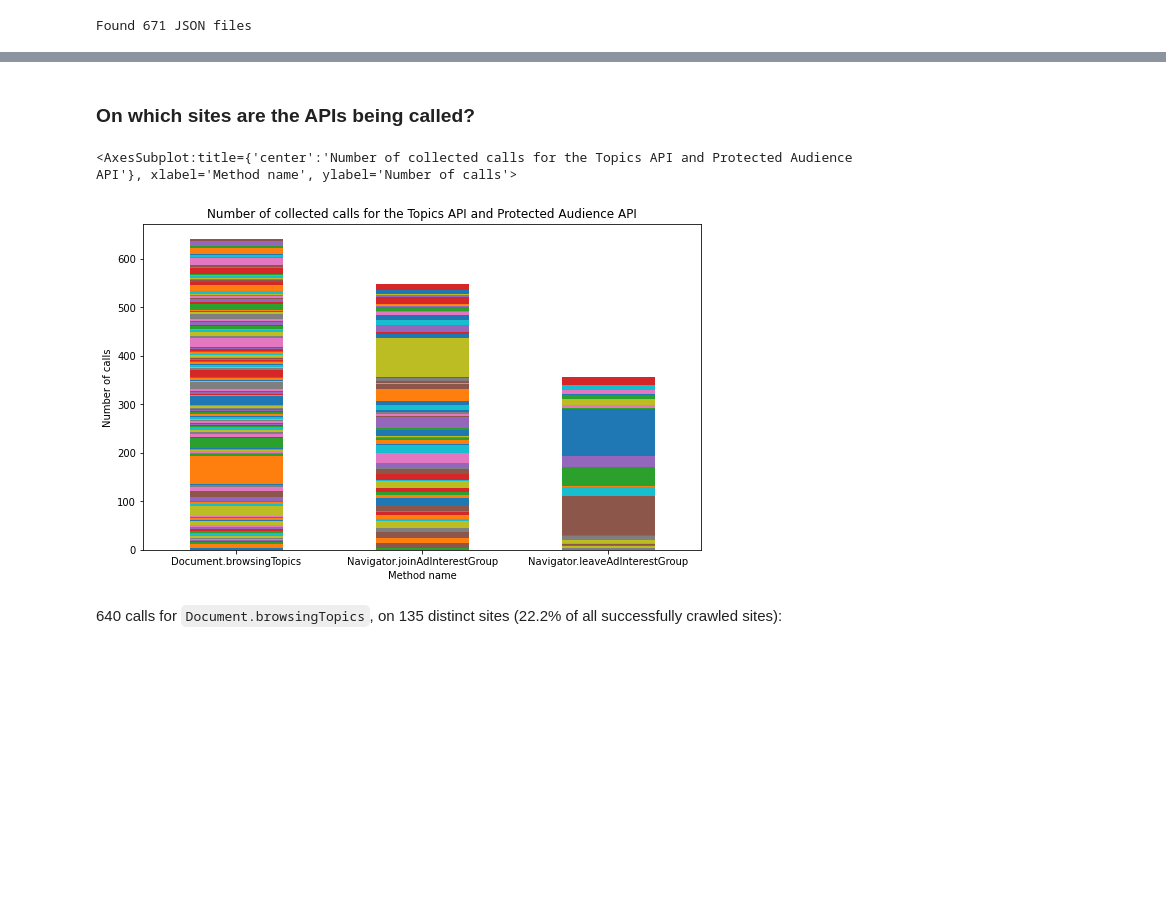
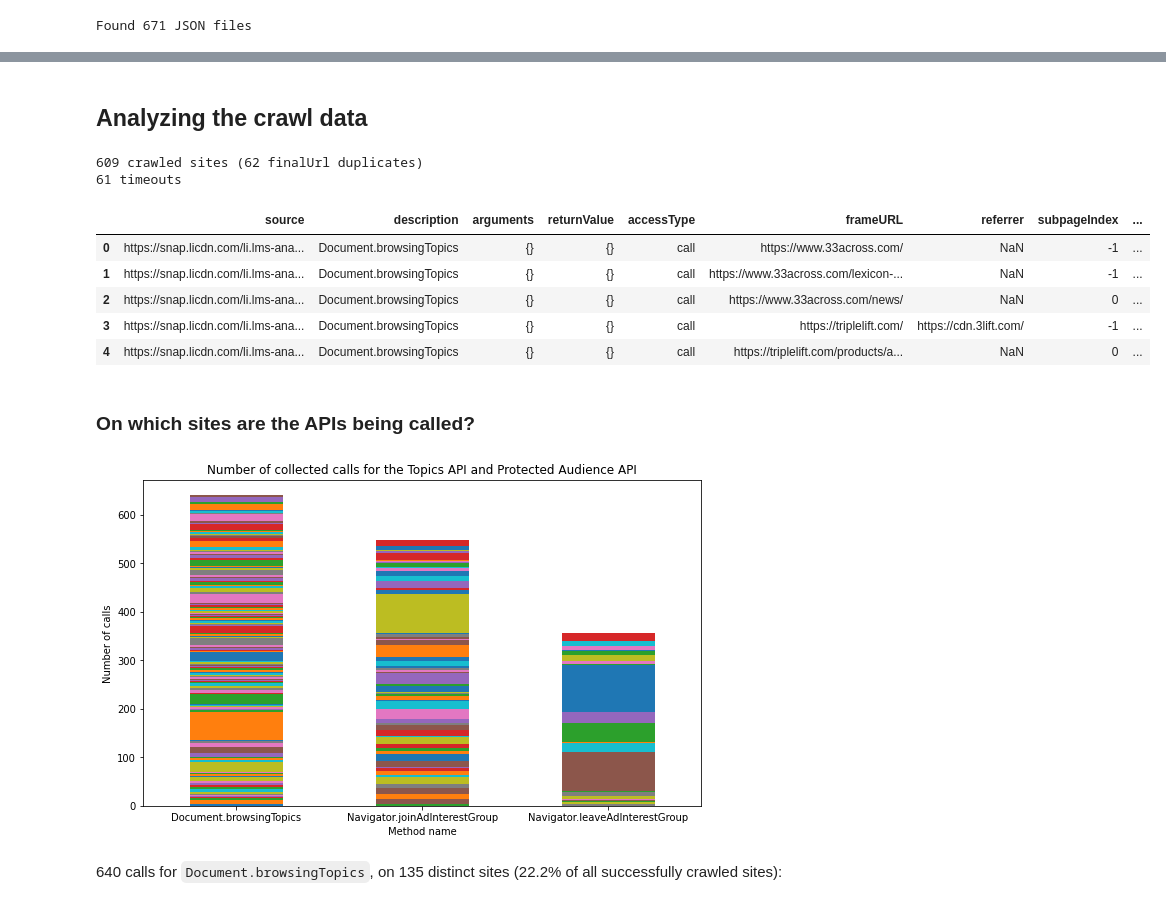
Before and after one commit to MichielP1807/tracker-radar-collector, a Jupyter notebook: post-processing/analysis.ipynb, the cells around one changed output, grey strips where cells are left out. Saved outputs shown, nothing was run; the diff lists cells and outputs as text; code cells hidden in the pictures; blank space fills up the shorter version.

Commit message:
Export data to CSV

```diff
--- a/post-processing/analysis.ipynb
+++ b/post-processing/analysis.ipynb
@@ -86,7 +62,31 @@ display(calls_df)
+# %% [markdown]
+## Analyzing the crawl data
+# %%
+sites_df = pd.read_csv("sites_df.csv")
+calls_df = pd.read_csv("calls_df.csv")
+
+nr_of_crawled_sites = len(sites_df.groupby("finalUrl"))
+print(f"{nr_of_crawled_sites} crawled sites ({len(sites_df) - nr_of_crawled_sites} finalUrl duplicates)")
+print(f"{len(sites_df[sites_df['timeout']])} timeouts")
+
+calls_df["initialUrlFld"] = calls_df["initialUrl"].apply(get_fld)
+calls_df["finalUrlFld"] = calls_df["finalUrl"].apply(get_fld)
+calls_df["sourceFld"] = calls_df["source"].apply(get_fld)
+
+display(calls_df.head())
+# %% [output]
+609 crawled sites (62 finalUrl duplicates)
+61 timeouts
+|  | source | description | arguments | returnValue | accessType | frameURL | referrer | subpageIndex | ... |
+| 0 | https://snap.licdn.com/li.lms-ana... | Document.browsingTopics | {} | {} | call | https://www.33across.com/ | NaN | -1 | ... |
+| 1 | https://snap.licdn.com/li.lms-ana... | Document.browsingTopics | {} | {} | call | https://www.33across.com/lexicon-... | NaN | -1 | ... |
+| 2 | https://snap.licdn.com/li.lms-ana... | Document.browsingTopics | {} | {} | call | https://www.33across.com/news/ | NaN | 0 | ... |
+| 3 | https://snap.licdn.com/li.lms-ana... | Document.browsingTopics | {} | {} | call | https://triplelift.com/ | https://cdn.3lift.com/ | -1 | ... |
+| 4 | https://snap.licdn.com/li.lms-ana... | Document.browsingTopics | {} | {} | call | https://triplelift.com/products/a... | NaN | 0 | ... |
 # %% [markdown]
 ### On which sites are the APIs being called?
 # %%
-calls_df.groupby("description")["finalUrlFld"].value_counts().unstack().plot.bar(
+ax = calls_df.groupby("description")["finalUrlFld"].value_counts().unstack().plot.bar(
     stacked = True,
     legend = False,
     title = "Number of collected calls for the Topics API and Protected Audience API",
@@ -96,7 +96,6 @@ calls_df.groupby("description")["finalUrlFld"].value_counts().unstack().plot.bar
     rot = 0
 )
 # %% [output]
-<AxesSubplot:title={'center':'Number of collected calls for the Topics API and Protected Audience API'}, xlabel='Method name', ylabel='Number of calls'>
 [figure]
 # %%
 for call_type, call_data in calls_df.groupby("description"):
```
Also changed, not shown: parts of 3 cells of this notebook, 2 other files.
